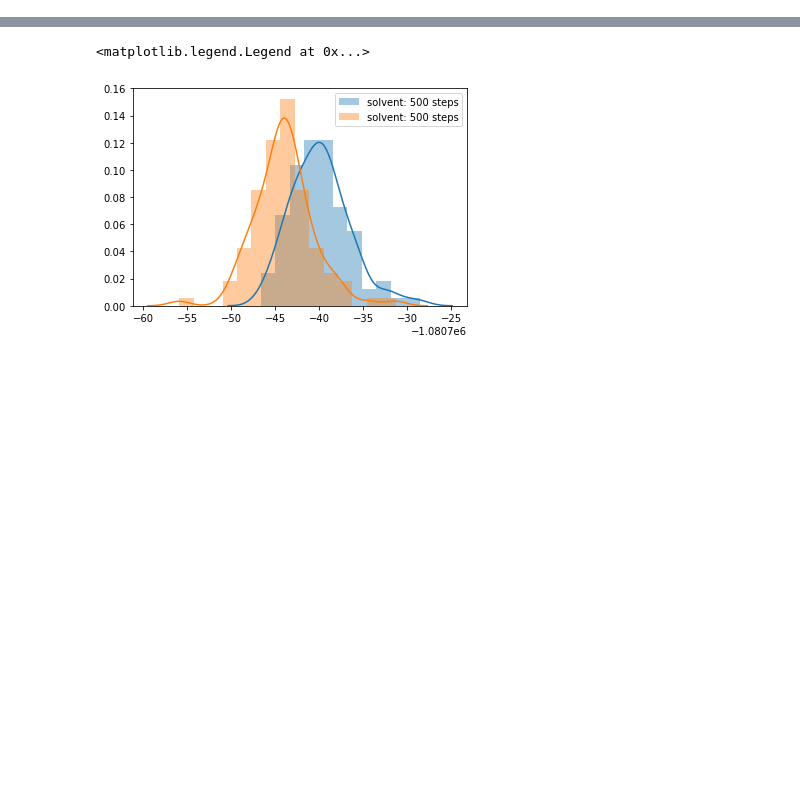
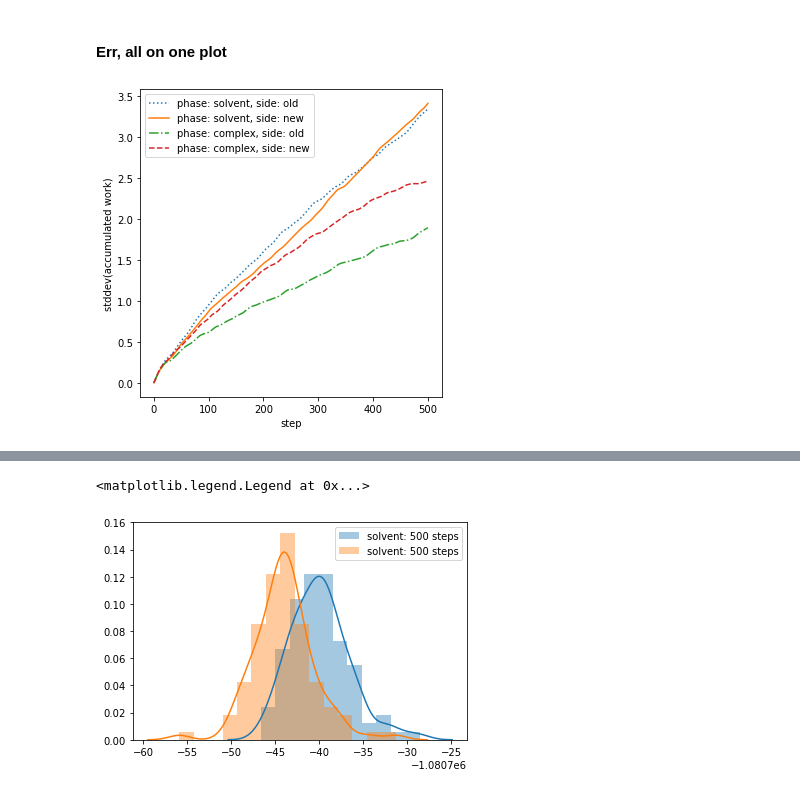
Before and after one commit to choderalab/nn-endstates, a Jupyter notebook: round_1_data/thermocycle.ipynb, the cells around one changed output, grey strips where cells are left out. Drawn from its saved outputs; the diff is of its cells as text; code cells hidden in the pictures; blank space fills up the shorter version.

```diff
--- a/round_1_data/thermocycle.ipynb
+++ b/round_1_data/thermocycle.ipynb
@@ -23,0 +166,30 @@ for phase in ['solvent', 'complex']:
+# %% [markdown]
+#### Err, all on one plot
+# %%
+plt.figure(figsize=(5,5))
+
+phases = ['solvent', 'complex']
+sides = ['old', 'new']
+markers = {'solvent': 'o', 'complex': 'triangle'}
+linestyles =  {
+    ('solvent', 'new'): 'solid',
+    ('complex', 'new'): 'dashed',
+    ('solvent', 'old'): 'dotted',
+    ('complex', 'old'): 'dashdot',
+}
+
+
+for phase in phases:
+    for side in sides:
+        key = f'{phase}.{n_steps}.{side}'
+        w_stddev = work_arrays[key].std(0)
+
+        label = f'phase: {phase}, side: {side}'
+        plt.plot(w_stddev, label=label, linestyle=linestyles[(phase, side)])
+
+plt.xlabel('step')
+plt.ylabel('stddev(accumulated work)')
+plt.legend()
+plt.tight_layout()
+# %% [output]
+[figure, added]
```
Also changed, not shown: parts of 25 cells of this notebook.
